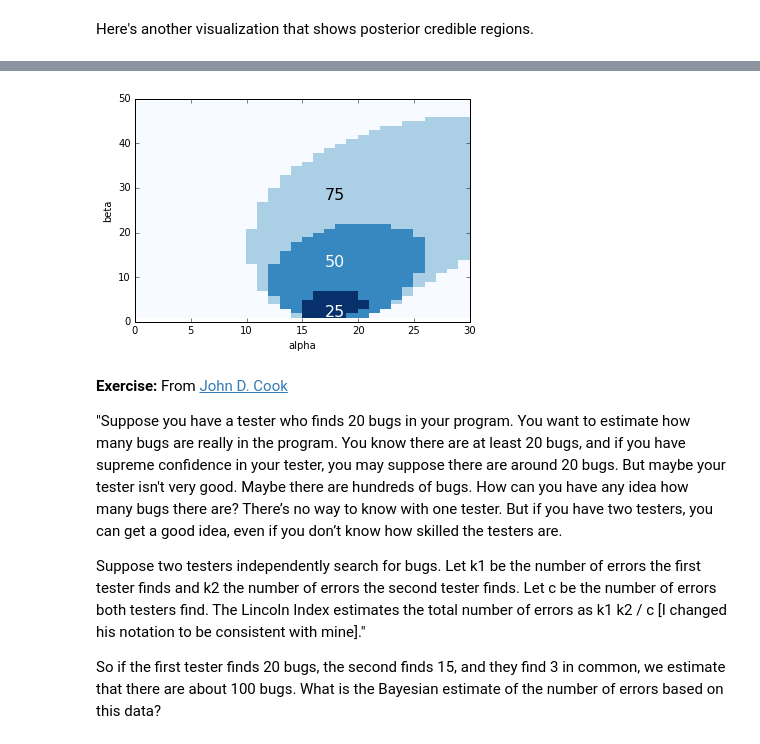
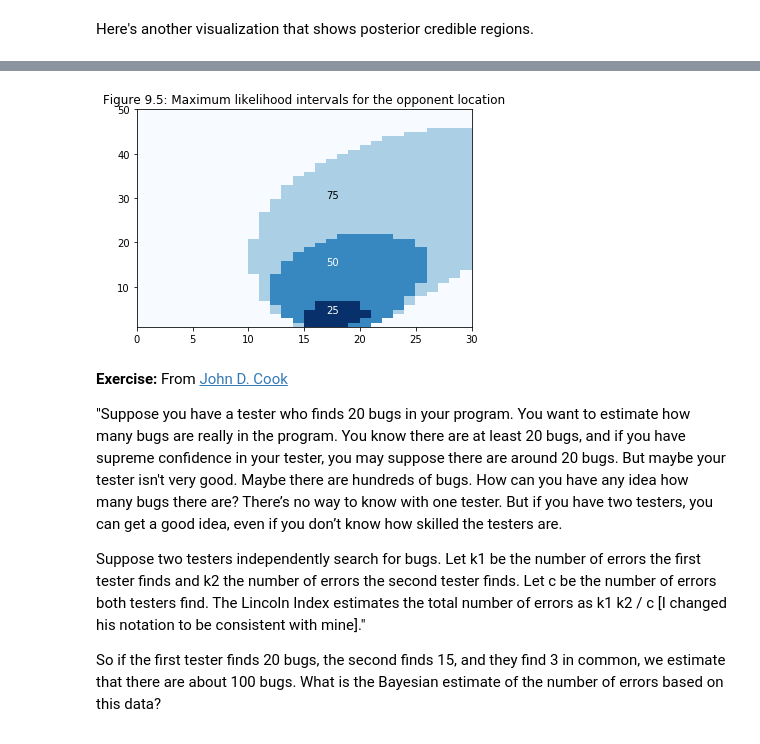
Before and after one commit to alexklibisz/exercises, a Jupyter notebook: think-bayes/chap09.ipynb, the cells around one changed output, grey strips where cells are left out. Drawn from its saved outputs; the diff is of its cells as text; code cells hidden in the pictures.

Commit message:
Think Bayes chapter 9 all figures done

```diff
--- a/think-bayes/chap09.ipynb
+++ b/think-bayes/chap09.ipynb
@@ -81,7 +79,7 @@ sigmas = np.linspace(5, 30, 101)
 # %% [markdown]
 I use `itertools.product` to enumerate all pairs of `mu` and `sigma`.
 # %%
-control = Normal(product(mus, sigmas), np.ones(len(mus) * len(sigmas)))
+control = Normal(list(product(mus, sigmas)))
 data = grouped.get_group('Control').Response
 control.update(data)
 # %% [output]
@@ -380,22 +358,14 @@ BdbQuit:
-# %%
-d = dict((pair, 0) for pair in suite.Values())
-
-percentages = [75, 50, 25]
-for p in percentages:
-    interval = suite.MaxLikeInterval(p)
-    for pair in interval:
-        d[pair] += 1
-
-thinkplot.Contour(d, contour=False, pcolor=True)
-thinkplot.Text(17, 4, '25', color='white')
-thinkplot.Text(17, 15, '50', color='white')
-thinkplot.Text(17, 30, '75')
-
-thinkplot.Config(xlabel='alpha',
-                   ylabel='beta',
-                   legend=False)
-# %% [output]
-[figure, removed]
+# %%
+mlpmf = pb.mlintervals([0.25, 0.5, 0.75])
+X, Y, Z = mtb.Joint.contour_args(mlpmf)
+plt.pcolormesh(X, Y, Z, cmap=matplotlib.cm.Blues)
+plt.text(17, 4, '25', color='white')
+plt.text(17, 15, '50', color='white')
+plt.text(17, 30, '75')
+plt.title('Figure 9.5: Maximum likelihood intervals for the opponent location')
+plt.show()
+# %% [output]
+[figure, added]
 # %% [markdown]
 **Exercise:** From [John D. Cook](http://www.johndcook.com/blog/2010/07/13/lincoln-index/)
 
```
Also changed, not shown: parts of 3 cells of this notebook, 1 other file.
